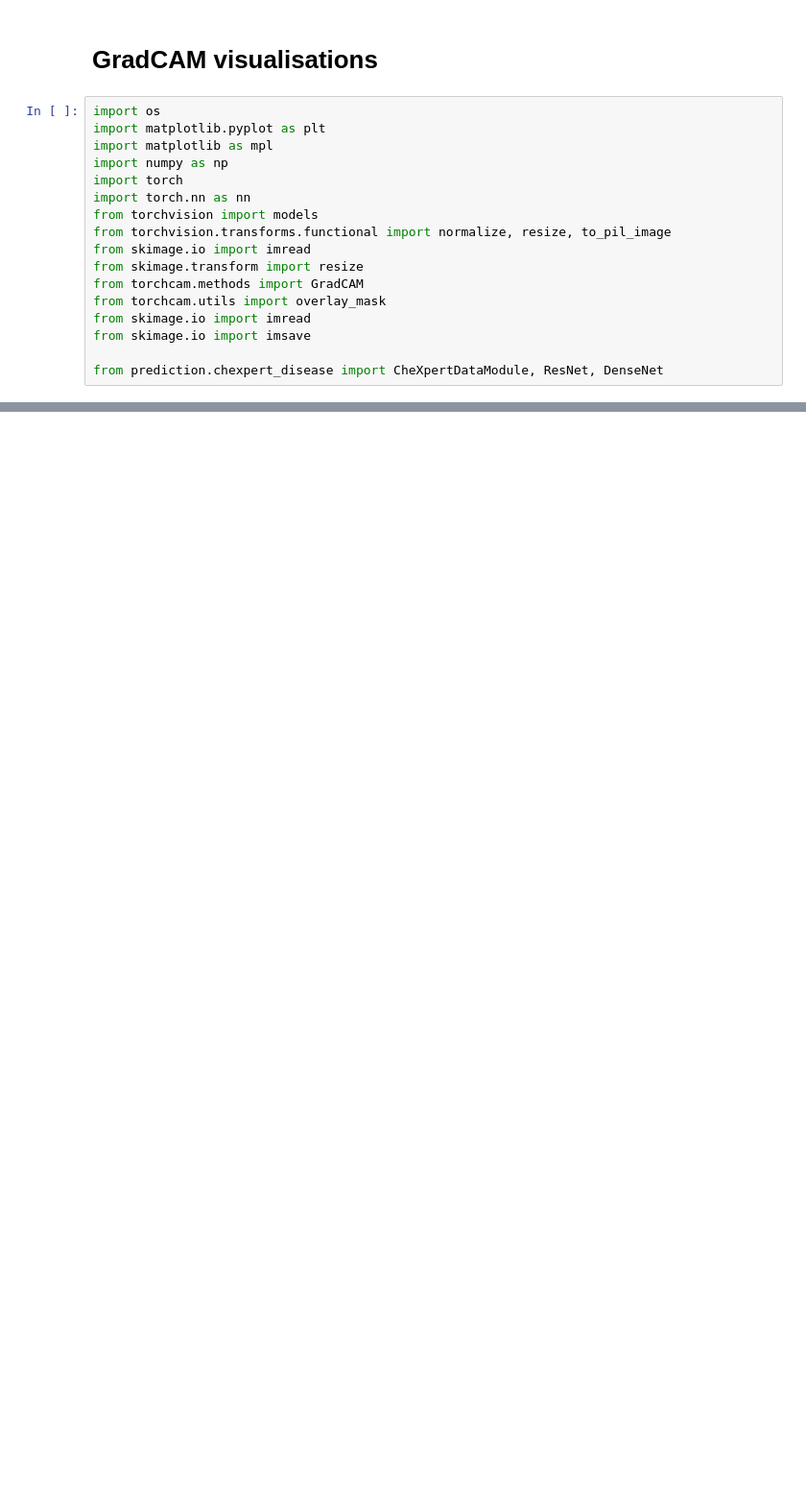
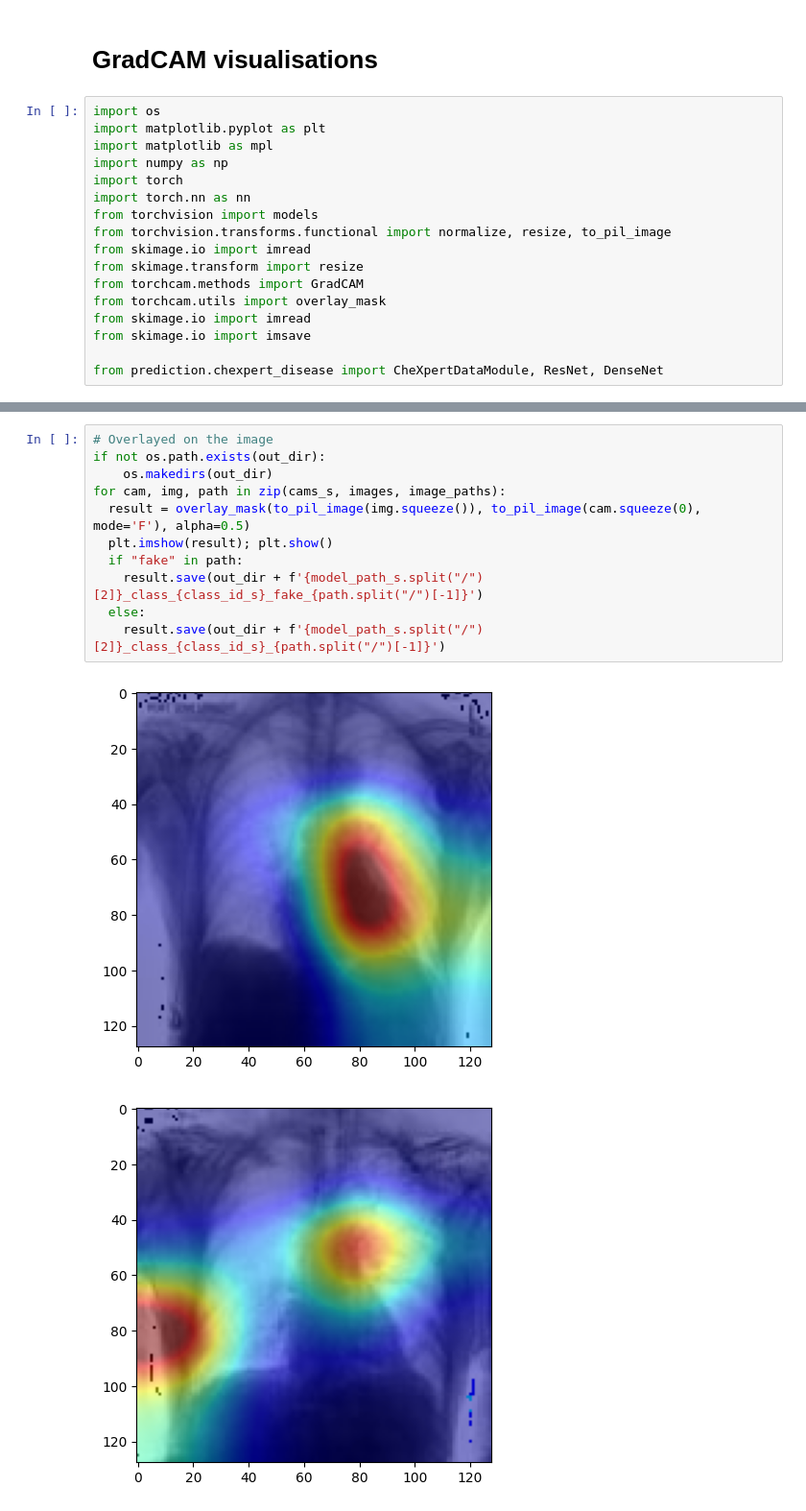
Before and after one commit to felixkrones/chexploration_extension, a Jupyter notebook: chexpert_gradcam.ipynb, the cells around one changed output, grey strips where cells are left out. Shown at 96% size. Cells and saved outputs as stored; diff of their text form; blank space fills up the shorter version.

```diff
--- a/chexpert_gradcam.ipynb
+++ b/chexpert_gradcam.ipynb
@@ -74,0 +134,14 @@ for cam, img, path in zip(cams, images, image_paths):
+# %%
+# Overlayed on the image
+if not os.path.exists(out_dir):
+    os.makedirs(out_dir)
+for cam, img, path in zip(cams_s, images, image_paths):
+  result = overlay_mask(to_pil_image(img.squeeze()), to_pil_image(cam.squeeze(0), mode='F'), alpha=0.5)
+  plt.imshow(result); plt.show()
+  if "fake" in path:
+    result.save(out_dir + f'{model_path_s.split("/")[2]}_class_{class_id_s}_fake_{path.split("/")[-1]}')
+  else:
+    result.save(out_dir + f'{model_path_s.split("/")[2]}_class_{class_id_s}_{path.split("/")[-1]}')
+# %% [output]
+[figure, added]
+[figure, added]
```
Also changed, not shown: parts of 13 cells of this notebook, 2 other files.
